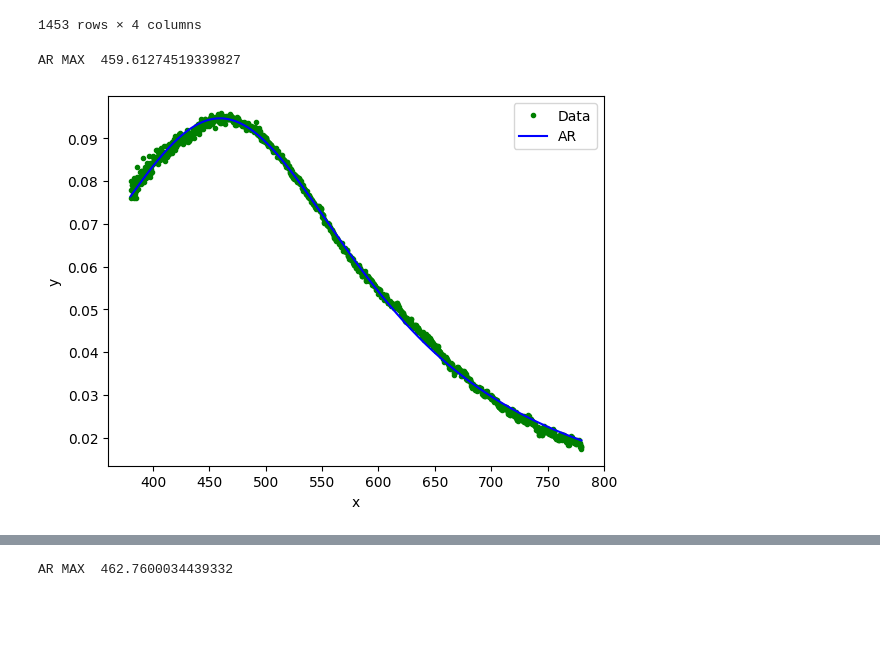
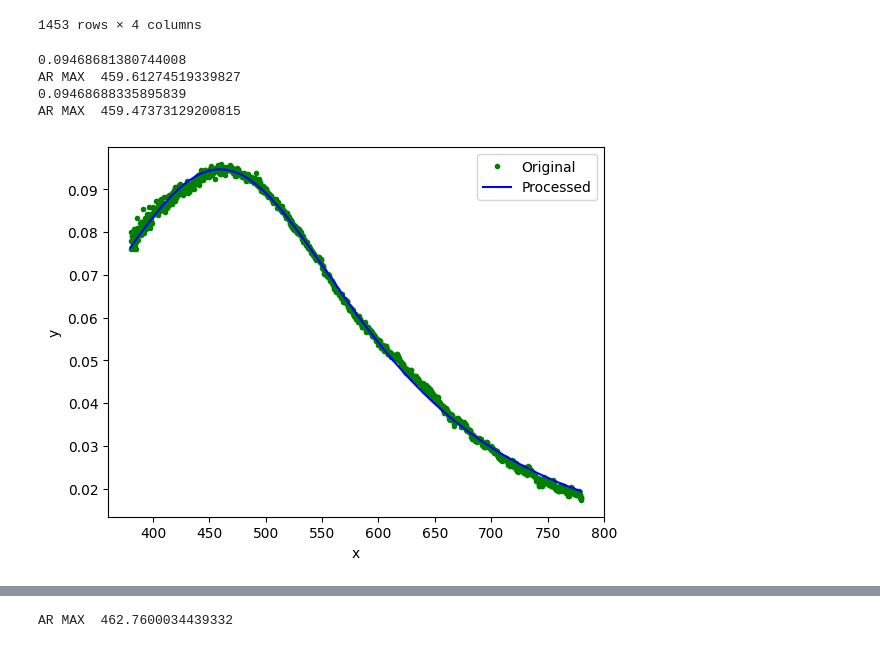
Before and after one commit to HarunSMetin/Tubitak_TEYDEB_Project, a Jupyter notebook: Untitled.ipynb, the cells around one changed output, grey strips where cells are left out. Cells and saved outputs as stored; diff of their text form; code cells hidden in the pictures; blank space fills up the shorter version.

Commit message:
X data linspace 1000 point

```diff
--- a/Untitled.ipynb
+++ b/Untitled.ipynb
@@ -39,36 +39,44 @@ df
 
 h=475
 #df=df[df.NM<(h+50)]
 #df=df[df.NM>(h-50)]
 
 #initial_guess = [0.1, 0.1, 2.0]
 A = 0.09463919098664426
 x0 = 274.3146806018545
 gamma = 585.8269681890237
 
 initial_guess = [ A,x0, gamma]
 x = df.NM.to_numpy()
 y_data =df.iloc[:,1].to_numpy()
 
 fit_params, _ = curve_fit(lorentzian, x, y_data, p0=initial_guess,maxfev=40000000)
 
 # Generate the fitted curve
 y_fit = lorentzian(x, *fit_params)
-
-print("AR MAX ",df.NM.iloc[y_fit.argmax()])
+print(y_fit.max())
+tepe_temp= df.NM.iloc[y_fit.argmax()]
+print("AR MAX ",tepe_temp)
+x_new = np.linspace(tepe_temp-2, tepe_temp+2, 10000)
+y_fit_t = lorentzian(x_new, *fit_params)
+print(y_fit_t.max())
+print("AR MAX ",x_new[y_fit_t.argmax()])
 
 # Plot the data and the fitted curve
 plt.figure()
 plt.plot(x, y_data, 'g.', label='Original')
 plt.plot(x, y_fit, 'b', label='Processed')
 
 plt.xlabel('x')
 plt.ylabel('y')
 plt.legend()
 plt.show()
 # %% [output]
+0.09468681380744008
 AR MAX  459.61274519339827
+0.09468688335895839
+AR MAX  459.47373129200815
-[figure, old version]
+[figure, new version]
 # %%
 
 from scipy.signal import savgol_filter
```
Also changed, not shown: parts of 1 cell of this notebook, 5 other files.
